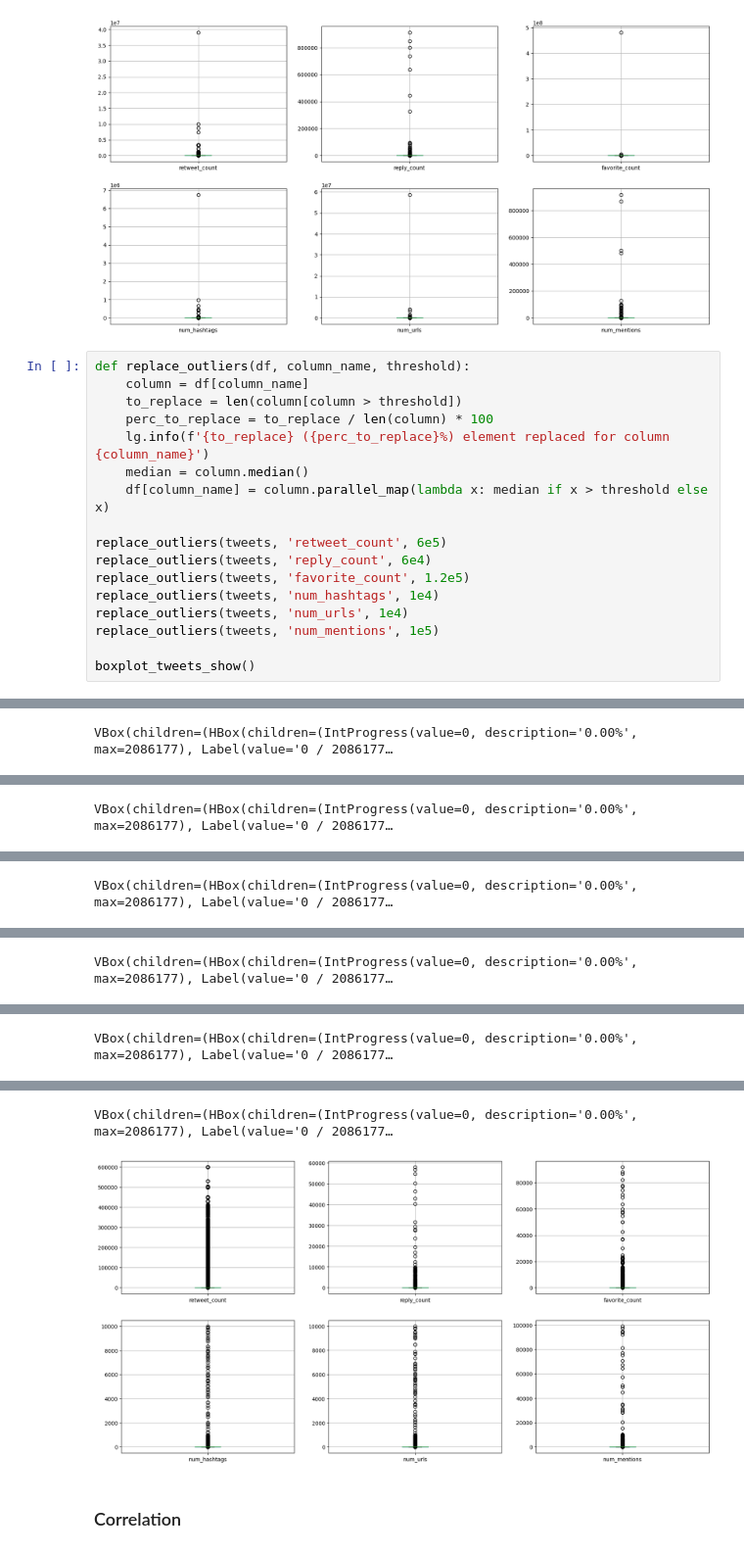
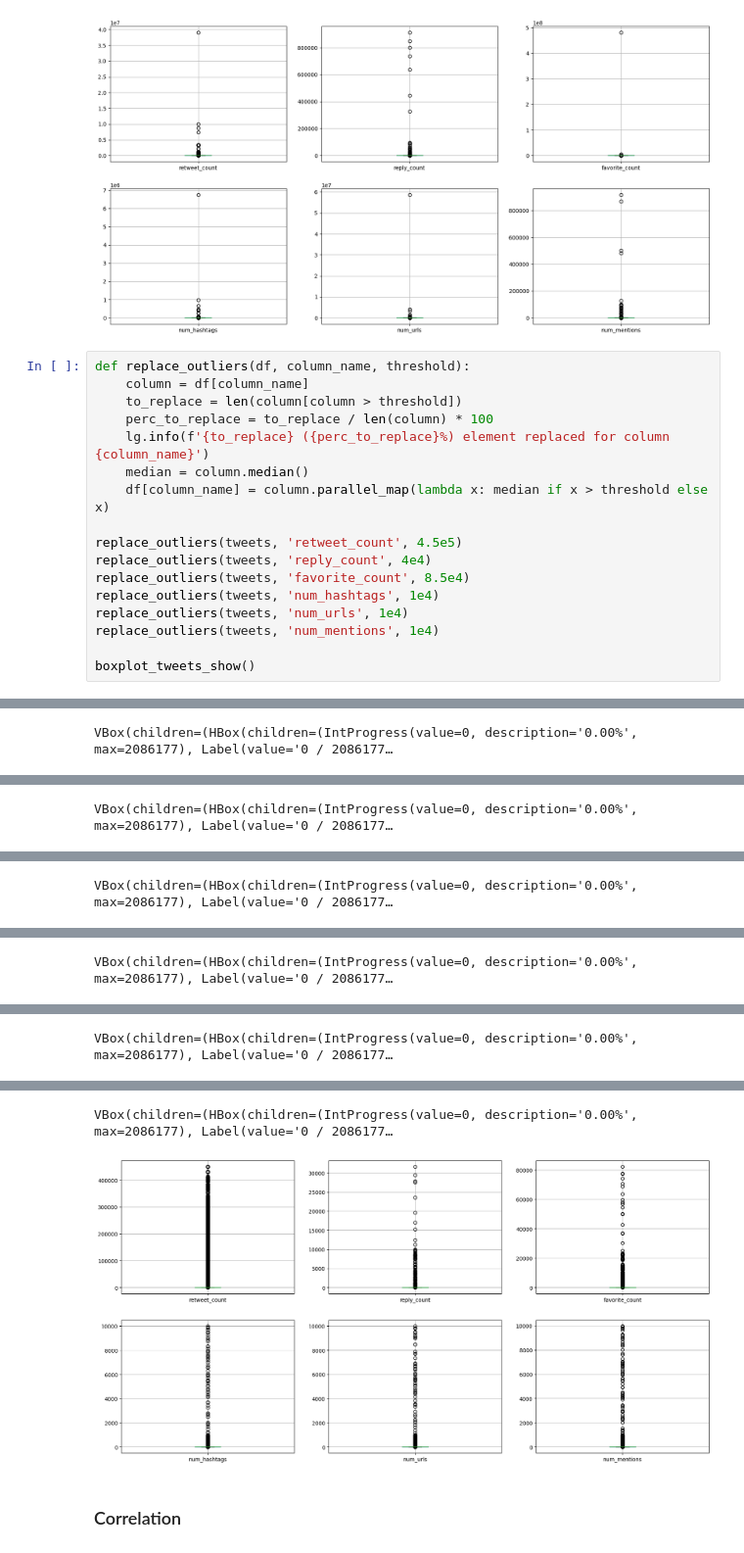
Before and after one commit to federicosilvestri/data-mining, a Jupyter notebook: 1_data_understanding.ipynb, the cells around one changed output, grey strips where cells are left out. Shown at 98% size. Drawn from its saved outputs; the diff is of its cells as text.

```diff
--- a/1_data_understanding.ipynb
+++ b/1_data_understanding.ipynb
@@ -792,12 +792,12 @@ def replace_outliers(df, column_name, threshold):
     median = column.median()
     df[column_name] = column.parallel_map(lambda x: median if x > threshold else x)
 
-replace_outliers(tweets, 'retweet_count', 6e5)
-replace_outliers(tweets, 'reply_count', 6e4)
-replace_outliers(tweets, 'favorite_count', 1.2e5)
+replace_outliers(tweets, 'retweet_count', 4.5e5)
+replace_outliers(tweets, 'reply_count', 4e4)
+replace_outliers(tweets, 'favorite_count', 8.5e4)
 replace_outliers(tweets, 'num_hashtags', 1e4)
 replace_outliers(tweets, 'num_urls', 1e4)
-replace_outliers(tweets, 'num_mentions', 1e5)
+replace_outliers(tweets, 'num_mentions', 1e4)
 
 boxplot_tweets_show()
 # %% [output]
@@ -815,5 +815,5 @@ VBox(children=(HBox(children=(IntProgress(value=0, description='0.00%', max=2086
 VBox(children=(HBox(children=(IntProgress(value=0, description='0.00%', max=2086177), Label(value='0 / 2086177…
-[figure, old version]
+[figure, new version]
 # %% [markdown]
 ### Correlation
 # %%
```
Also changed, not shown: parts of 14 cells of this notebook.
